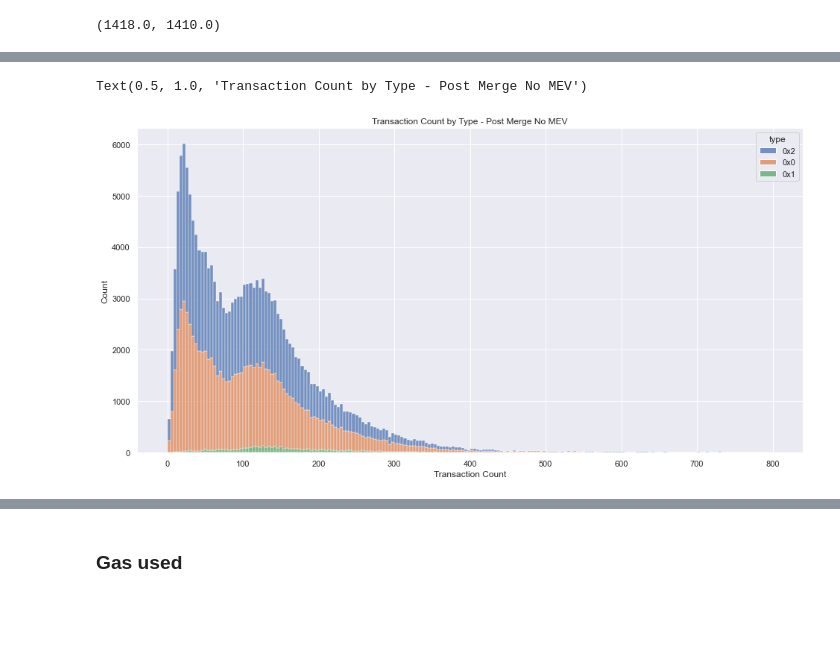
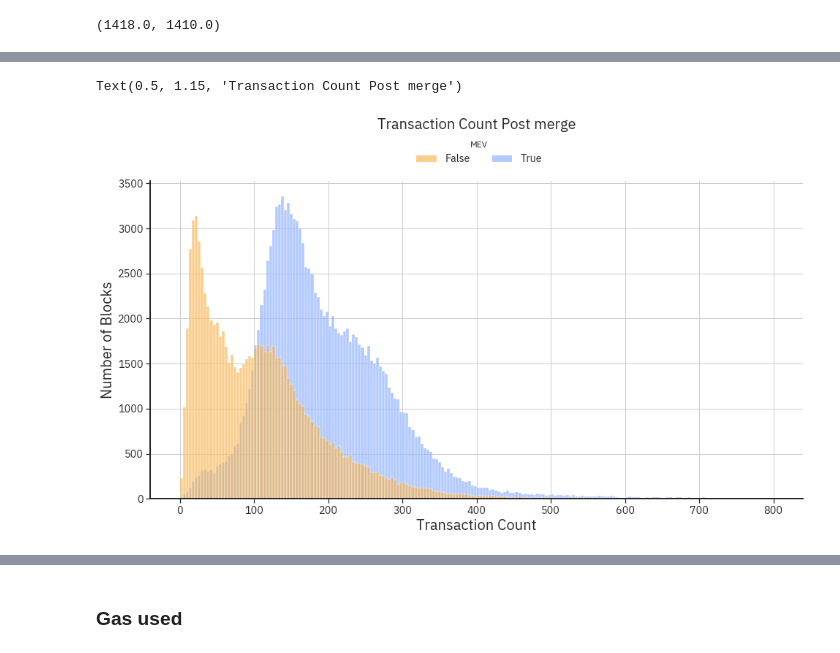
Before and after one commit to Metrika-Inc/eth-merge-data-challenge, a Jupyter notebook: EL analysis.ipynb, the cells around one changed output, grey strips where cells are left out. Cells and saved outputs as stored; diff of their text form; code cells hidden in the pictures; blank space fills up the shorter version.

```diff
--- a/EL analysis.ipynb
+++ b/EL analysis.ipynb
@@ -282,4 +475,0 @@ tx_count = (tx_count_groupby.merge(gas_price_mev[['block_number', 'mev_gas_order
-# %%
-tx_count_total = (gas_price_mev[['timestamp', 'transactions_count', 'block_number', 'mev_gas_ordering']].drop_duplicates('block_number')
-    .merge(block_w_payload_w_tx_last[['block_number', 'mev_last_tx']].drop_duplicates('block_number'), on='block_number', how='outer')
-    .merge(block_w_payload_w_relay[['block_number', 'mev_relay_api']].drop_duplicates('block_number'), on='block_number', how='outer'))
@@ -292,4 +476,6 @@ len(tx_count_total.block_number.unique())
-# %%
-tx_count_total = tx_count_total[tx_count_total.block_number.isin(tx_count.block_number.tolist())]
 # %%
-tx_count_total['mev'] = (tx_count_total['mev_gas_ordering'].fillna(False) + tx_count_total['mev_last_tx'].fillna(False) + tx_count_total['mev_relay_api'].fillna(False)).astype(bool)
+tx_count_total["mev"] = (
+    tx_count_total["mev_gas_ordering"].fillna(False)
+    + tx_count_total["mev_last_tx"].fillna(False)
+    + tx_count_total["mev_relay_api"].fillna(False)
+).astype(bool)
@@ -311,2 +503,4 @@ tx_count['mev'] = (tx_count['mev_gas_ordering'].fillna(False) + tx_count['mev_la
 # %%
-tx_count_total['bit'] = tx_count_total.sort_values('timestamp')['timestamp'].diff().dt.seconds
+tx_count_total["bit"] = (
+    tx_count_total.sort_values("timestamp")["timestamp"].diff().dt.seconds
+)
@@ -394,9 +620,30 @@ Text(0.5, 1.0, 'Transaction Count Pre merge')
 # %%
-fig = plt.figure(figsize=(16,8))
-sns.histplot(data=tx_count[(tx_count.timestamp > merge_time) & (tx_count.mev==False)], x="total_tx_count",
-            hue='type', stat='count', bins=200, binrange=(0.1,800), palette=["C0", "C1", "C2"], multiple='stack')
-plt.xlabel('Transaction Count')
-plt.title('Transaction Count by Type - Post Merge No MEV')
+fig = plt.figure(figsize=(16, 8))
+palette = {
+    True: '#7FA7FF',
+    False: '#F8AF43',
+}
+g = sns.histplot(
+    data=tx_count_total[tx_count_total.timestamp > merge_time],
+    x="transactions_count",
+    hue="mev",
+    stat="count",
+    bins=200,
+    binrange=(0.1, 800),
+    palette=palette,
+    alpha=0.6,
+)
+sns.move_legend(
+    g,
+    bbox_to_anchor=(0.4, 1.04, 1.0, 0.102),
+    loc=3,
+    ncol=2,
+    borderaxespad=0.0,
+    title="MEV",
+)
+plt.xlabel("Transaction Count", fontsize=20)
+plt.ylabel("Number of Blocks", fontsize=20)
+plt.title("Transaction Count Post merge", fontsize=20, y=1.15)
 # %% [output]
-Text(0.5, 1.0, 'Transaction Count by Type - Post Merge No MEV')
+Text(0.5, 1.15, 'Transaction Count Post merge')
-[figure, old version]
+[figure, new version]
```
Also changed, not shown: parts of 89 cells of this notebook.
